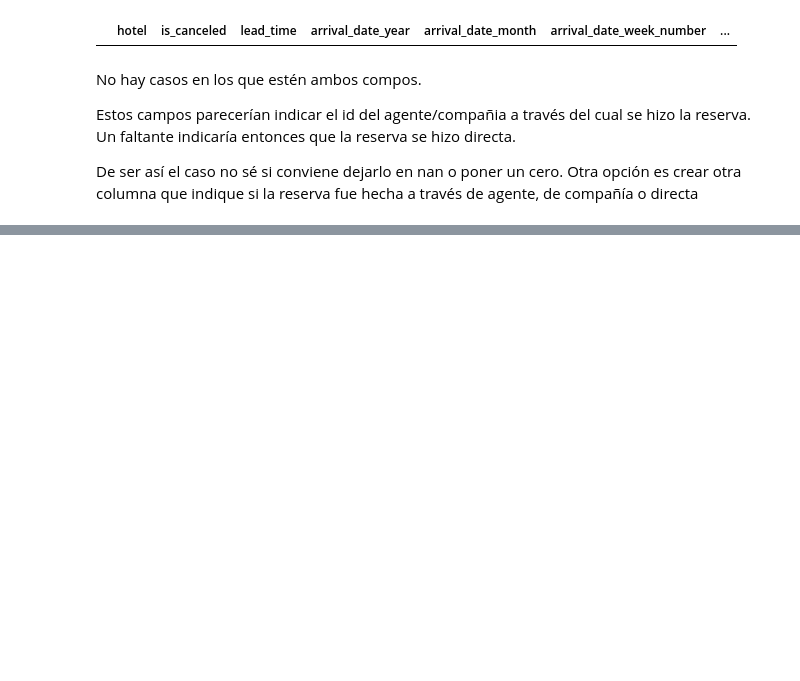
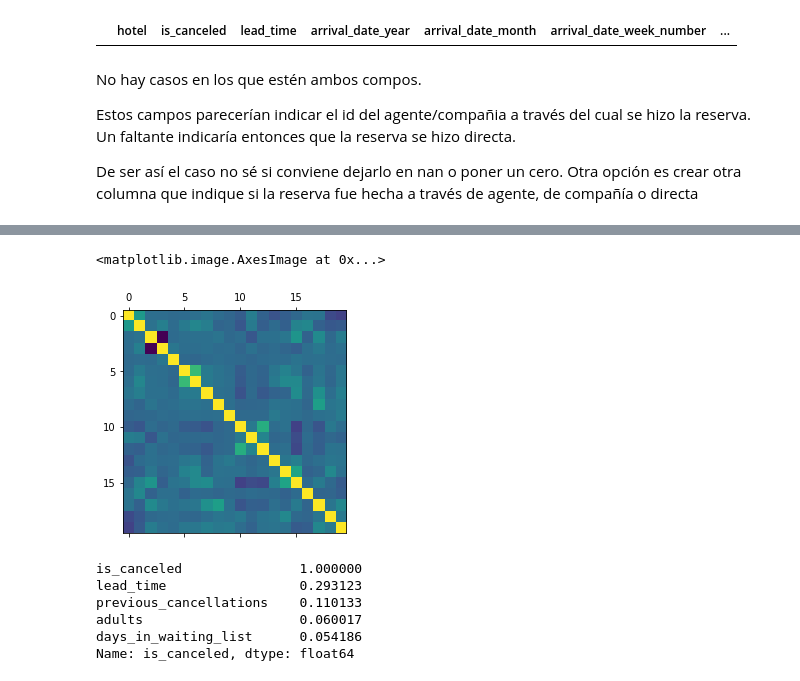
Before and after one commit to Bati-bot/TPAA, a Jupyter notebook: analisis_reservas.ipynb, the cells around one changed output, grey strips where cells are left out. Drawn from its saved outputs; the diff is of its cells as text; code cells hidden in the pictures; blank space fills up the shorter version.

Commit message:
punto 3 - Analisis y graficos de correlacion

```diff
--- a/analisis_reservas.ipynb
+++ b/analisis_reservas.ipynb
@@ -474,0 +496,16 @@ De ser así el caso no sé si conviene dejarlo en nan o poner un cero. Otra opci
+# %%
+# Correlacion gráfica
+plt.matshow(hotel_bookings.corr(method="pearson"))
+# %% [output]
+<matplotlib.image.AxesImage at 0x...>
+[figure, added]
+# %%
+# 4 variables mas correlacionadas con la cancelacion de la reserva
+hotel_bookings.corr(method="pearson")["is_canceled"].sort_values(ascending=False).head()
+# %% [output]
+is_canceled               1.000000
+lead_time                 0.293123
+previous_cancellations    0.110133
+adults                    0.060017
+days_in_waiting_list      0.054186
+Name: is_canceled, dtype: float64
```
Also changed, not shown: parts of 8 cells of this notebook.
